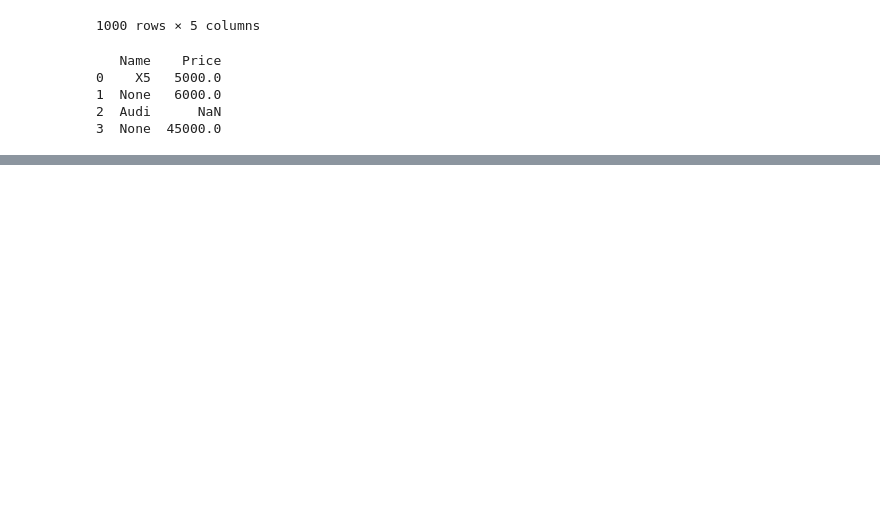
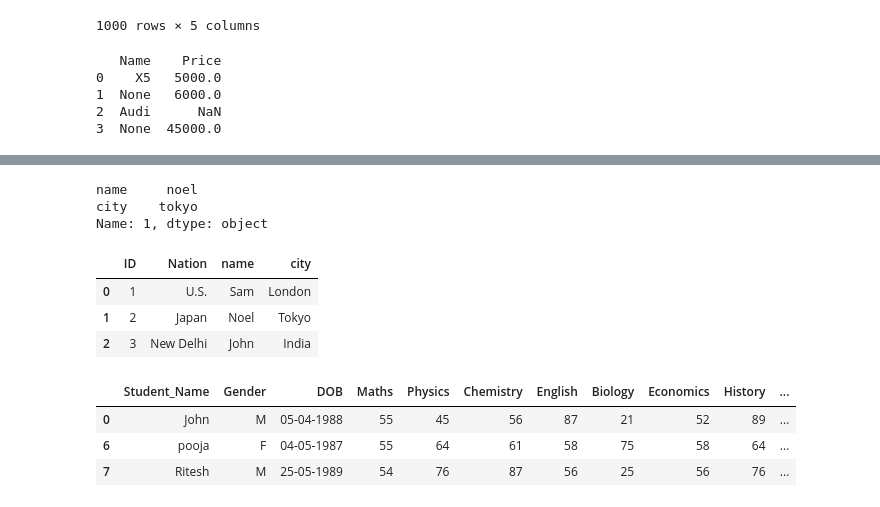
Before and after one commit to AbilashSP10/Python_Learning, a Jupyter notebook: Pandas/Pandas_Learn.ipynb, the cells around one changed output, grey strips where cells are left out. Cells and saved outputs as stored; diff of their text form; code cells hidden in the pictures; blank space fills up the shorter version.

```diff
--- a/Pandas/Pandas_Learn.ipynb
+++ b/Pandas/Pandas_Learn.ipynb
@@ -392,0 +460,76 @@ print(df)
+# %%
+data = {
+    'name': ['sam', 'noel', 'john'],
+    'city': ['london', 'tokyo', 'india']
+}
+
+df =pd.DataFrame(data)
+
+df.at[1, 'city']
+df.loc[1]
+
+
+
+# df
+# %% [output]
+name     noel
+city    tokyo
+Name: 1, dtype: object
+# %%
+data = {
+    'name': ['Sam', 'Noel', 'John'],
+    'city': ['London', 'Tokyo', 'India']
+}
+
+details={
+    'ID': [1,2,3],
+    'Nation': ['U.S.', 'Japan', 'New Delhi']
+}
+
+df = pd.DataFrame(data)
+
+dg = pd.DataFrame(details)
+
+# newdf = pd.concat([dg,df],ignore_index=True) #index True will give sequential order of index
+
+# newdf=dg.append(df) # append changed to concat in the newer version
+
+newdf = dg.join(df)
+
+newdf
+# %% [output]
+|  | ID | Nation | name | city |
+| 0 | 1 | U.S. | Sam | London |
+| 1 | 2 | Japan | Noel | Tokyo |
+| 2 | 3 | New Delhi | John | India |
+# %%
+data = pd.read_csv("student_marks.csv")
+
+df = pd.DataFrame(data)
+
+df['Average Marks'] = df.select_dtypes(include='number').mean(axis=1)
+
+column ={'Unnamed: 0':'Student_Name'}
+dd = df.rename(columns=column)
+
+# dd
+
+# dx = dd.max()
+
+dm = dd.nlargest(3,'Average Marks')
+
+dy = dd.nsmallest(3,'Average Marks')
+
+
+
+dm
+dy
+
+
+
+# df
+# %% [output]
+|  | Student_Name | Gender | DOB | Maths | Physics | Chemistry | English | Biology | Economics | History | ... |
+| 0 | John | M | 05-04-1988 | 55 | 45 | 56 | 87 | 21 | 52 | 89 | ... |
+| 6 | pooja | F | 04-05-1987 | 55 | 64 | 61 | 58 | 75 | 58 | 64 | ... |
+| 7 | Ritesh | M | 25-05-1989 | 54 | 76 | 87 | 56 | 25 | 56 | 76 | ... |
```
Also changed, not shown: parts of 5 cells of this notebook, 1 other file.
